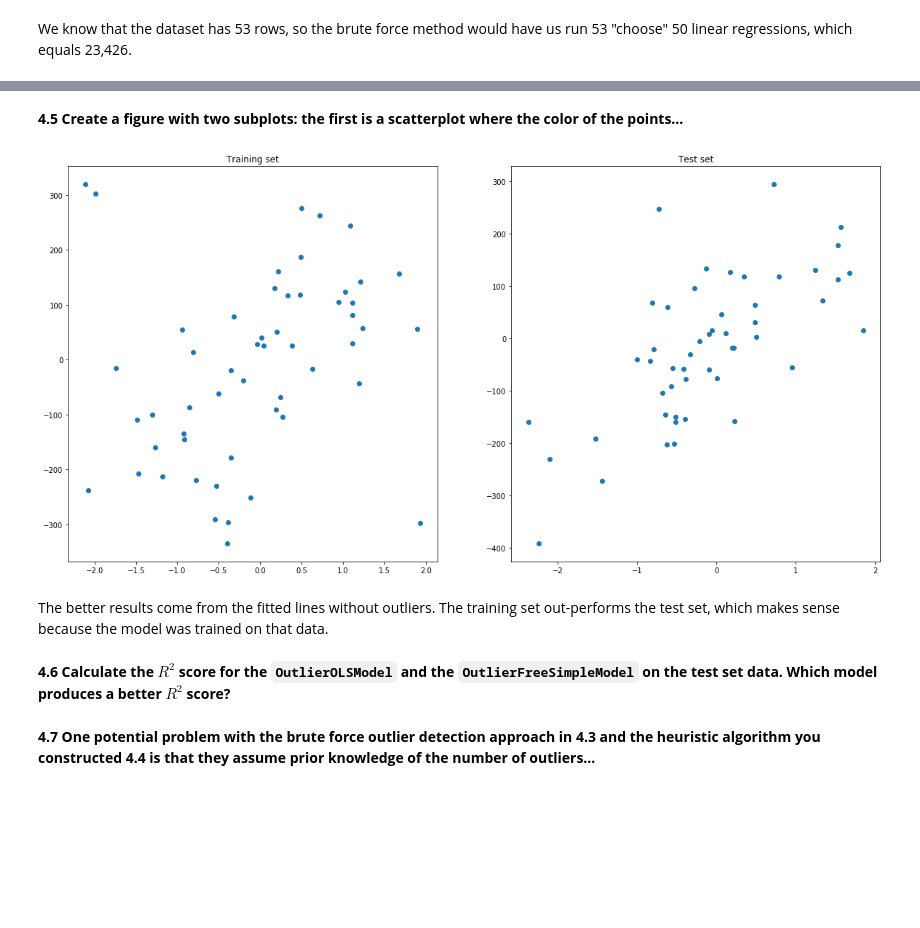
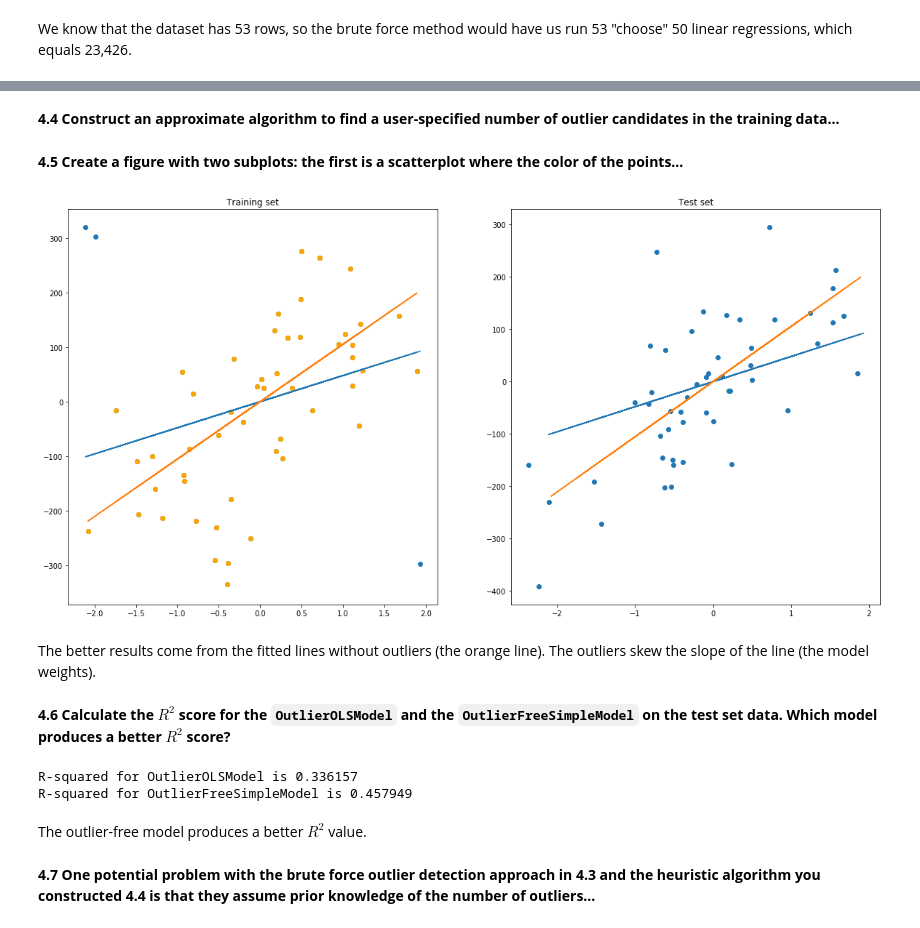
Before and after one commit to katiegrosch/2019-CS109A, a Jupyter notebook: content/homeworks/cs109a_hw2_209/cs109a_hw2/cs109a_hw2.ipynb, the cells around one changed output, grey strips where cells are left out. Saved outputs shown, nothing was run; the diff lists cells and outputs as text; code cells hidden in the pictures; blank space fills up the shorter version.

```diff
--- a/content/homeworks/cs109a_hw2_209/cs109a_hw2/cs109a_hw2.ipynb
+++ b/content/homeworks/cs109a_hw2_209/cs109a_hw2/cs109a_hw2.ipynb
@@ -447,6 +447,7 @@ The data overall seems pretty loosely correlated (showing an upward slope), with
 **4.2 Choose `X` as your feature variable and `Y` as your response variable.  Use `statsmodel` to create a Linear Regression model on the training set data.  Store your model in the variable `OutlierOLSModel`.**
 # %%
 OutlierOLSModel = OLS(out_train['Y'], out_train['X'])
+outlier_model_results = OutlierOLSModel.fit()
 # %% [markdown]
 **4.3 You're given the knowledge ahead of time that there are 3 outliers...Using this method, how many times will you have to calculate the Linear Regression coefficients on the training data?**
 # %% [markdown]
@@ -465,22 +455,37 @@ def find_outliers_simple(dataset_x, dataset_y, num_outliers):
+# %% [markdown]
+**4.4  Construct an approximate algorithm to find a user-specified number of outlier candidates in the training data...**
+# %%
+def find_outliers_simple(dataset_x, dataset_y, num_outliers):
+    residuals = np.abs(dataset_y - outlier_model_results.predict(out_train['X']))
+    table = pd.DataFrame({'ranks':np.argsort(residuals)})
+    outlier_indices = list(table.index[table['ranks'] > (len(table) - num_outliers - 1)])
+    return list(outlier_indices)
+# %%
+outliers = find_outliers_simple(out_train['X'], out_train['Y'], 3)
+out_train_no_outliers = out_train.drop(outliers)
+
+OutlierFreeSimpleModel = OLS(out_train_no_outliers['Y'], out_train_no_outliers['X'])
+outlier_free_model_results = OutlierFreeSimpleModel.fit()
 # %% [markdown]
 **4.5 Create a figure with two subplots: the first is a scatterplot where the color of the points...**
 # %%
-# color outliers
-# add line with outliers
-# add line without outliers
-
 fig, ax = plt.subplots(1,2)
 
 ax[0].scatter(out_train['X'], out_train['Y'])
+ax[0].scatter(out_train_no_outliers['X'], out_train_no_outliers['Y'], color='orange')
+ax[0].plot(out_train['X'], outlier_model_results.predict(out_train['X']))
+ax[0].plot(out_train_no_outliers['X'], outlier_free_model_results.predict(out_train_no_outliers['X']))
 ax[0].set_title("Training set")
 
 ax[1].scatter(out_test['X'], out_test['Y'])
+ax[1].plot(out_train['X'], outlier_model_results.predict(out_train['X']))
+ax[1].plot(out_train_no_outliers['X'], outlier_free_model_results.predict(out_train_no_outliers['X']))
 ax[1].set_title("Test set")
 
 plt.show()
 # %% [output]
-[figure, old version]
+[figure, new version]
 # %% [markdown]
-The better results come from the fitted lines without outliers. The training set out-performs the test set, which makes sense because the model was trained on that data.
+The better results come from the fitted lines without outliers (the orange line). The outliers skew the slope of the line (the model weights).
 # %% [markdown]
 **4.6 Calculate the $R^2$ score for the `OutlierOLSModel` and the `OutlierFreeSimpleModel` on the test set data.  Which model produces a better $R^2$ score?**
@@ -489,2 +492,14 @@ The better results come from the fitted lines without outliers. The training set
+# %%
+# for t in ['train', 'test']:
+#     data = {'train': train_data, 'test': test_data}[t]
+#     print("R-squared for %s is %f" % (t, r2_score(data['PickupCount'].values, OLS_predictions[t])))
+
+print("R-squared for OutlierOLSModel is %f" % (r2_score(out_test['Y'].values, outlier_model_results.predict(out_test['X']))))
+print("R-squared for OutlierFreeSimpleModel is %f" % (r2_score(out_test['Y'].values, outlier_free_model_results.predict(out_test['X']))))
+# %% [output]
+R-squared for OutlierOLSModel is 0.336157
+R-squared for OutlierFreeSimpleModel is 0.457949
+# %% [markdown]
+The outlier-free model produces a better $R^2$ value.
 # %% [markdown]
 **4.7 One potential problem with the brute force outlier detection approach in 4.3 and the heuristic algorithm you constructed 4.4 is that they assume prior knowledge of the number of outliers...**
```
Also changed, not shown: parts of 7 cells of this notebook.
